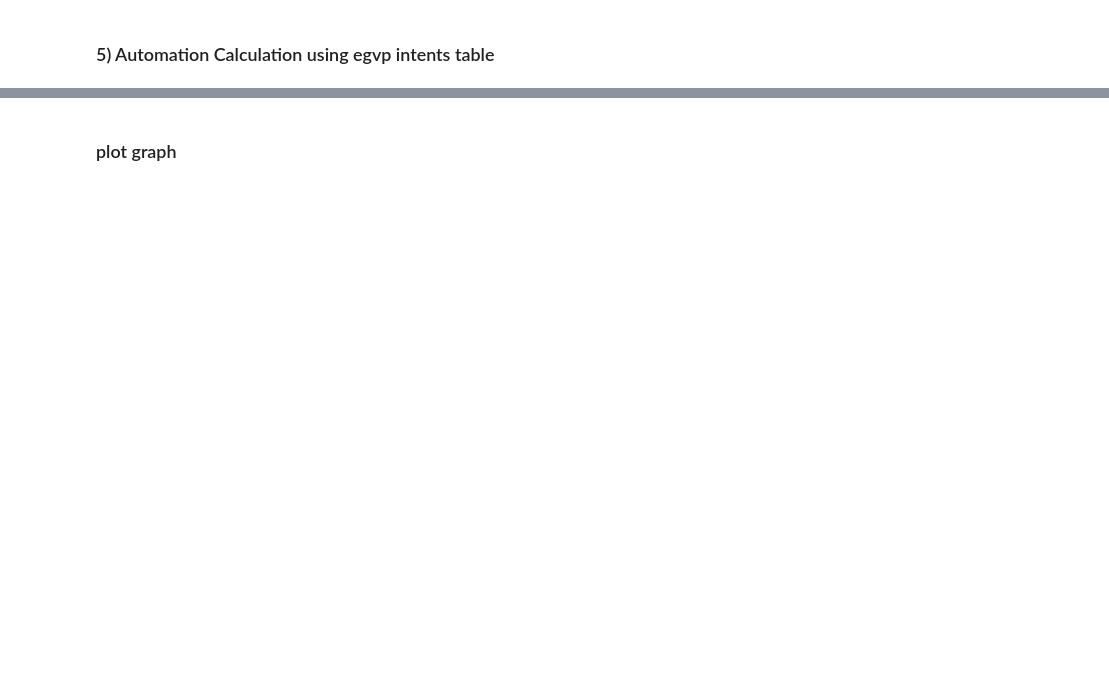
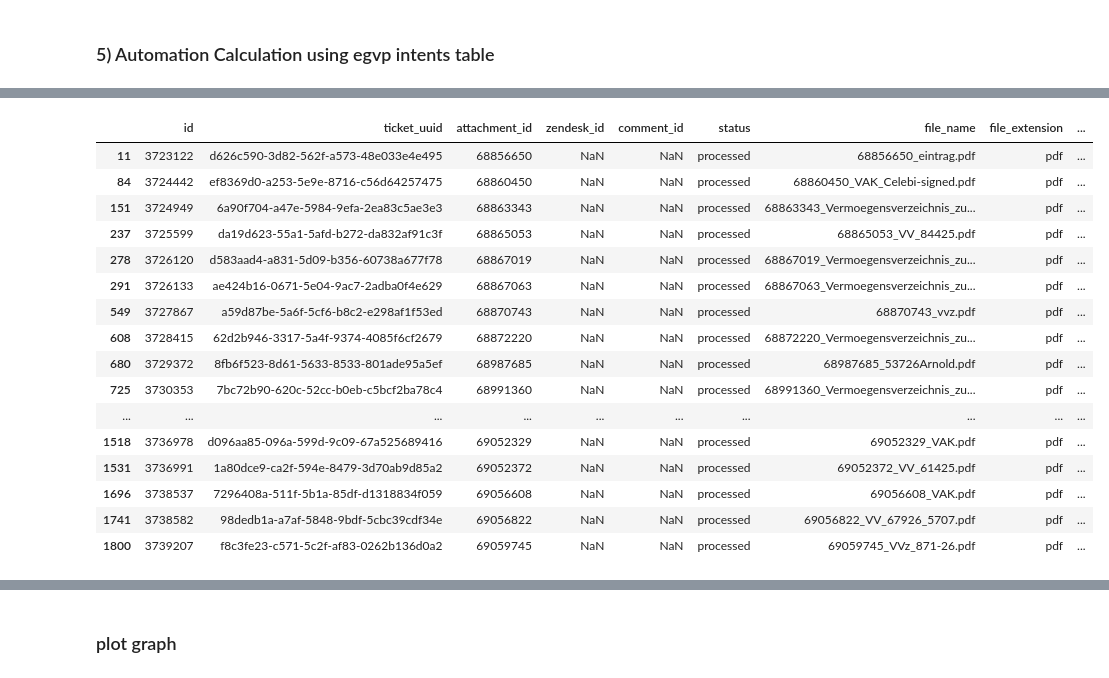
Before and after one commit to pair-finance/aftercourt_automation, a Jupyter notebook: egvp_prod_automation_and_health/automation.ipynb, the cells around one changed output, grey strips where cells are left out. Cells and saved outputs as stored; diff of their text form; code cells hidden in the pictures; blank space fills up the shorter version.

Commit message:
egvp automation and health update

```diff
--- a/egvp_prod_automation_and_health/automation.ipynb
+++ b/egvp_prod_automation_and_health/automation.ipynb
@@ -459,0 +669,21 @@ automation_from_intents_db['how_automated'] = automation_from_intents_db.apply(l
+# %%
+check = automation_from_intents_db[automation_from_intents_db['how_automated']=="va"]
+check
+# %% [output]
+|  | id | ticket_uuid | attachment_id | zendesk_id | comment_id | status | file_name | file_extension | ... |
+| 11 | 3723122 | d626c590-3d82-562f-a573-48e033e4e495 | 68856650 | NaN | NaN | processed | 68856650_eintrag.pdf | pdf | ... |
+| 84 | 3724442 | ef8369d0-a253-5e9e-8716-c56d64257475 | 68860450 | NaN | NaN | processed | 68860450_VAK_Celebi-signed.pdf | pdf | ... |
+| 151 | 3724949 | 6a90f704-a47e-5984-9efa-2ea83c5ae3e3 | 68863343 | NaN | NaN | processed | 68863343_Vermoegensverzeichnis_zu... | pdf | ... |
+| 237 | 3725599 | da19d623-55a1-5afd-b272-da832af91c3f | 68865053 | NaN | NaN | processed | 68865053_VV_84425.pdf | pdf | ... |
+| 278 | 3726120 | d583aad4-a831-5d09-b356-60738a677f78 | 68867019 | NaN | NaN | processed | 68867019_Vermoegensverzeichnis_zu... | pdf | ... |
+| 291 | 3726133 | ae424b16-0671-5e04-9ac7-2adba0f4e629 | 68867063 | NaN | NaN | processed | 68867063_Vermoegensverzeichnis_zu... | pdf | ... |
+| 549 | 3727867 | a59d87be-5a6f-5cf6-b8c2-e298af1f53ed | 68870743 | NaN | NaN | processed | 68870743_vvz.pdf | pdf | ... |
+| 608 | 3728415 | 62d2b946-3317-5a4f-9374-4085f6cf2679 | 68872220 | NaN | NaN | processed | 68872220_Vermoegensverzeichnis_zu... | pdf | ... |
+| 680 | 3729372 | 8fb6f523-8d61-5633-8533-801ade95a5ef | 68987685 | NaN | NaN | processed | 68987685_53726Arnold.pdf | pdf | ... |
+| 725 | 3730353 | 7bc72b90-620c-52cc-b0eb-c5bcf2ba78c4 | 68991360 | NaN | NaN | processed | 68991360_Vermoegensverzeichnis_zu... | pdf | ... |
+| ... | ... | ... | ... | ... | ... | ... | ... | ... | ... |
+| 1518 | 3736978 | d096aa85-096a-599d-9c09-67a525689416 | 69052329 | NaN | NaN | processed | 69052329_VAK.pdf | pdf | ... |
+| 1531 | 3736991 | 1a80dce9-ca2f-594e-8479-3d70ab9d85a2 | 69052372 | NaN | NaN | processed | 69052372_VV_61425.pdf | pdf | ... |
+| 1696 | 3738537 | 7296408a-511f-5b1a-85df-d1318834f059 | 69056608 | NaN | NaN | processed | 69056608_VAK.pdf | pdf | ... |
+| 1741 | 3738582 | 98dedb1a-a7af-5848-9bdf-5cbc39cdf34e | 69056822 | NaN | NaN | processed | 69056822_VV_67926_5707.pdf | pdf | ... |
+| 1800 | 3739207 | f8c3fe23-c571-5c2f-af83-0262b136d0a2 | 69059745 | NaN | NaN | processed | 69059745_VVz_871-26.pdf | pdf | ... |
```
Also changed, not shown: parts of 39 cells of this notebook, 2 other files.
